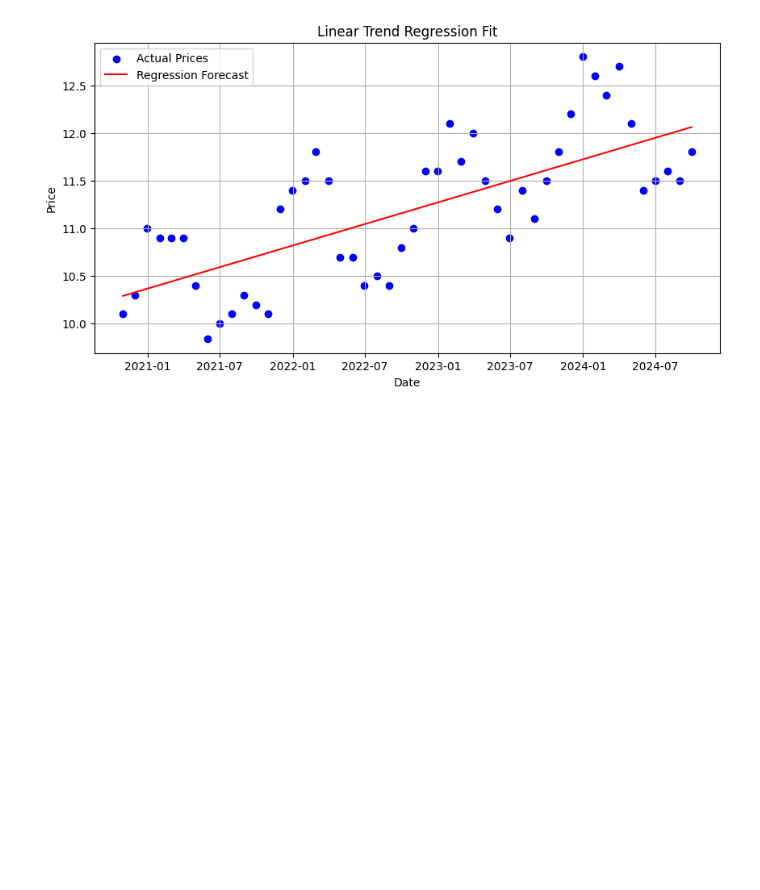
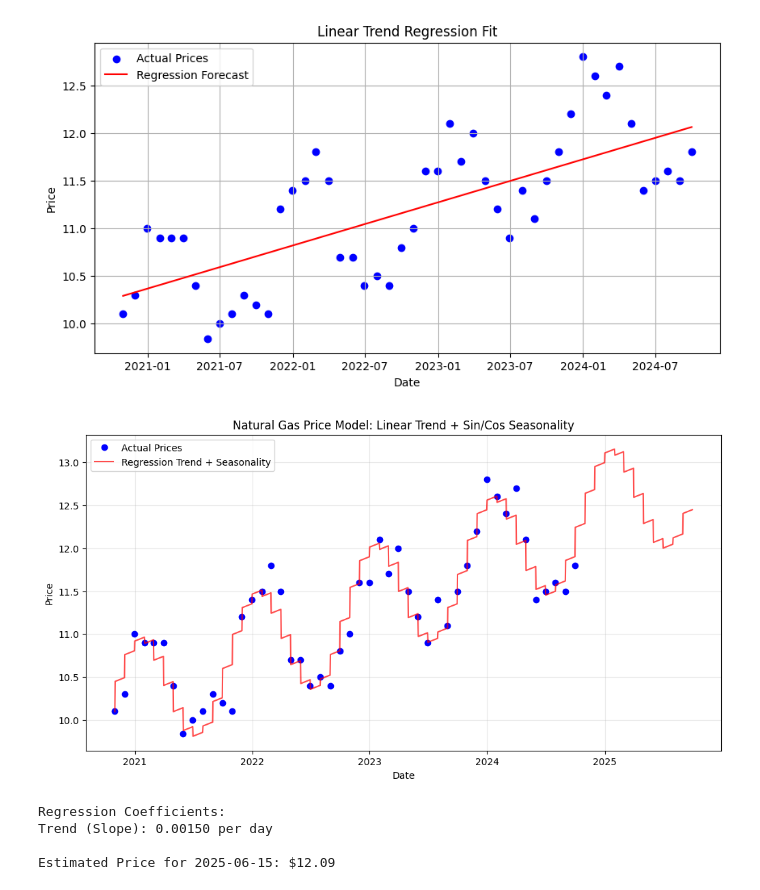
Before and after one commit to raz0208/Advance-Quantitative-Research-Project, a Jupyter notebook: Advance_Quantitative_Research-Natural_Gas_Price_Forecasting.ipynb, the cells around one changed output. Cells and saved outputs as stored; diff of their text form; code cells hidden in the pictures; blank space fills up the shorter version.

```diff
--- a/Advance_Quantitative_Research-Natural_Gas_Price_Forecasting.ipynb
+++ b/Advance_Quantitative_Research-Natural_Gas_Price_Forecasting.ipynb
@@ -429,3 +429,20 @@ plt.grid(True)
 plt.show()
 # %% [output]
 [figure]
+# %%
+# 1. Load Data
+df = pd.read_csv('Nat_Gas.csv')
+df['Dates'] = pd.to_datetime(df['Dates'])
+
+# 2. Feature Engineering
+# We need to convert dates into numerical features the regression can understand.
+# 'Days_from_start': Captures the linear Trend
+# 'Sin_Month' & 'Cos_Month': Captures the cyclical Seasonality (smooth curve)
+
+df['Days_From_Start'] = (df['Dates'] - df['Dates'].min()).dt.days
+df['Month'] = df['Dates'].dt.month
+
+# Create harmonic features for seasonality (better than dummy variables for continuous time)
+# 12 months in a cycle
+df['Sin_Month'] = np.sin(2 * np.pi * df['Month'] / 12)
+df['Cos_Month'] = np.cos(2 * np.pi * df['Month'] / 12)
@@ -431,0 +494,24 @@ plt.show()
+# %%
+# 6. Visualization
+plt.figure(figsize=(12, 6))
+plt.plot(df['Dates'], df['Prices'], 'bo', label='Actual Prices')
+plt.plot(future_df['Dates'], future_df['Predicted_Price'], 'r-', label='Regression Trend + Seasonality', alpha=0.7)
+
+plt.title('Natural Gas Price Model: Linear Trend + Sin/Cos Seasonality')
+plt.xlabel('Date')
+plt.ylabel('Price')
+plt.legend()
+plt.grid(True, alpha=0.3)
+plt.show()
+# %% [output]
+[figure, added]
+# %%
+# Test the estimator function
+test_date = "2025-06-15"
+print(f"Regression Coefficients:\nTrend (Slope): {model.coef_[0]:.5f} per day\n")
+print(f"Estimated Price for {test_date}: ${estimate_price(test_date):.2f}")
+# %% [output]
+Regression Coefficients:
+Trend (Slope): 0.00150 per day
+
+Estimated Price for 2025-06-15: $12.09
```
Also changed, not shown: parts of 1 cell of this notebook.
